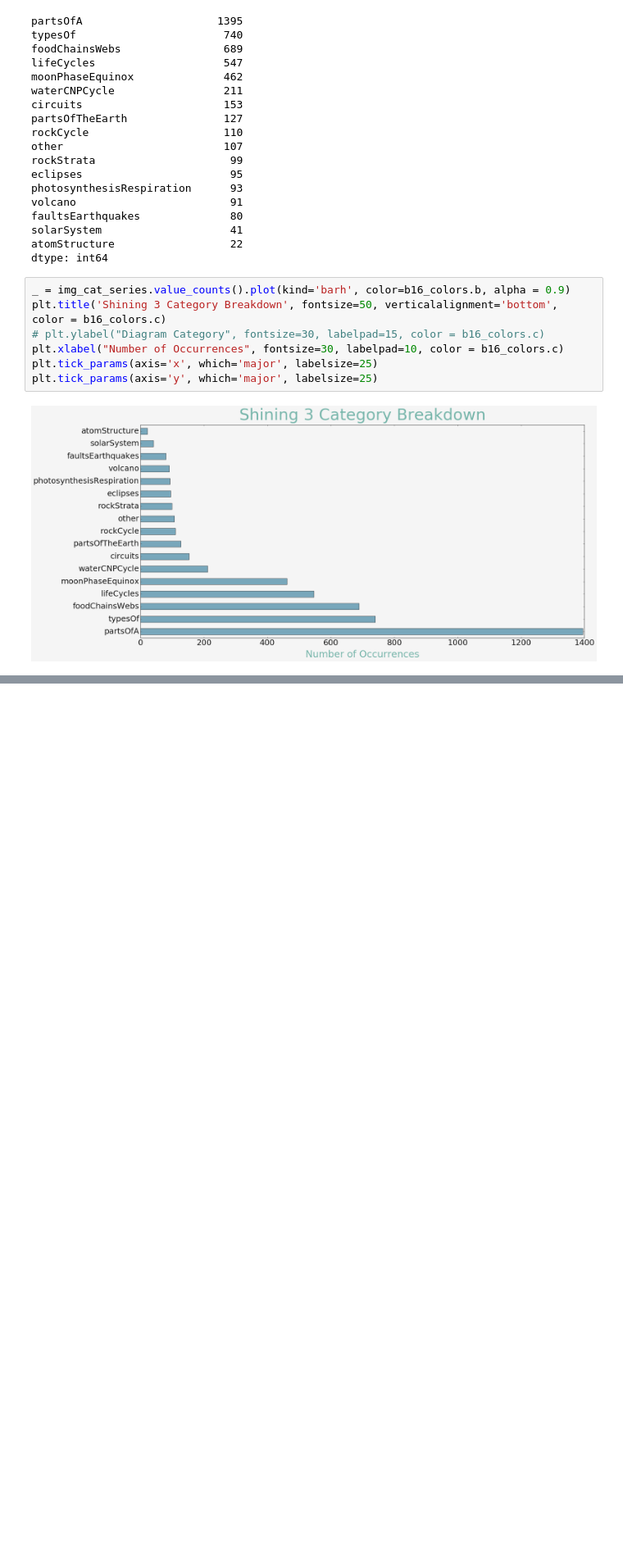
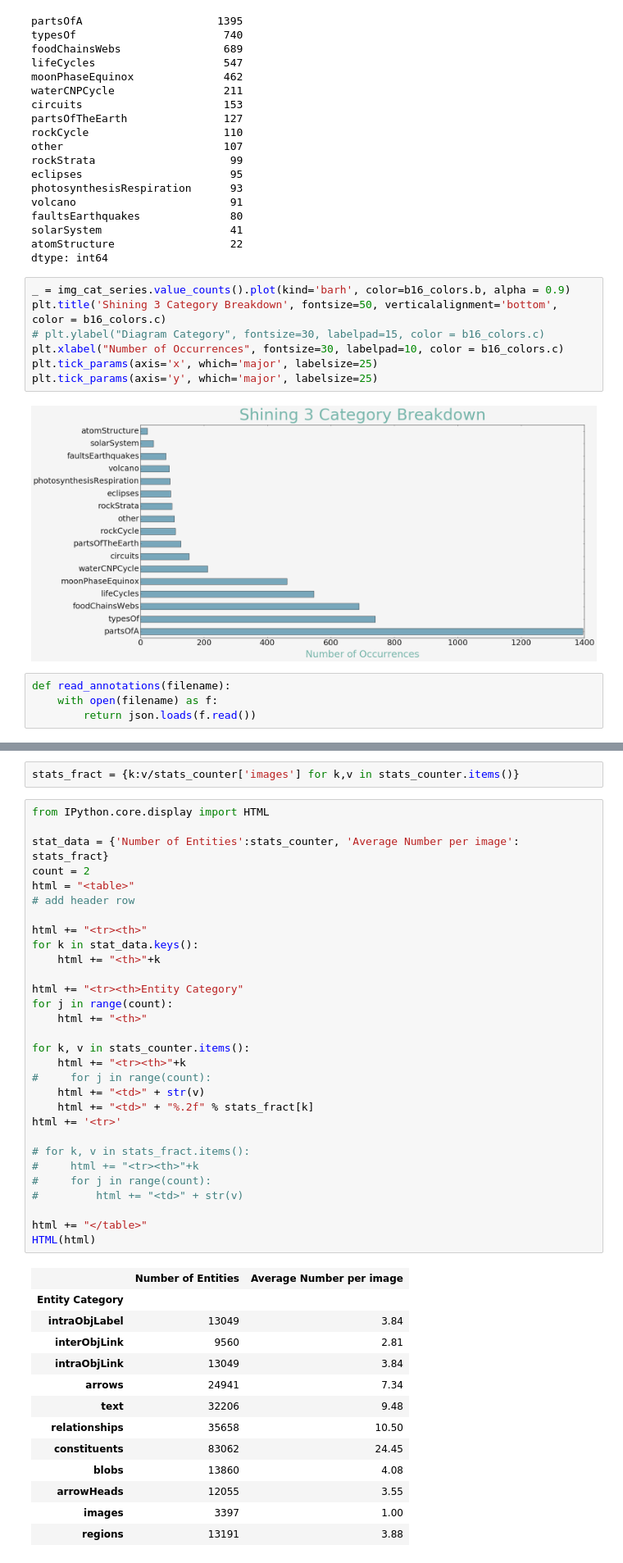
Before and after one commit to drschwenk/notebooks, a Jupyter notebook: shining_stats.ipynb, the cells around one changed output, grey strips where cells are left out. Shown at 82% size. Cells and saved outputs as stored; diff of their text form; blank space fills up the shorter version.

Commit message:
Collecting shining stats

```diff
--- a/shining_stats.ipynb
+++ b/shining_stats.ipynb
@@ -59,3 +53,7 @@ plt.tick_params(axis='x', which='major', labelsize=25)
 plt.tick_params(axis='y', which='major', labelsize=25)
 # %% [output]
 [figure]
+# %%
+def read_annotations(filename):
+    with open(filename) as f:
+        return json.loads(f.read())
@@ -61,0 +99,46 @@ plt.tick_params(axis='y', which='major', labelsize=25)
+# %%
+stats_fract = {k:v/stats_counter['images'] for k,v in stats_counter.items()}
+# %%
+from IPython.core.display import HTML
+
+stat_data = {'Number of Entities':stats_counter, 'Average Number per image': stats_fract}
+count = 2
+html = "<table>"
+# add header row
+
+html += "<tr><th>"
+for k in stat_data.keys():
+    html += "<th>"+k
+
+html += "<tr><th>Entity Category"
+for j in range(count):
+    html += "<th>"
+
+for k, v in stats_counter.items():
+    html += "<tr><th>"+k
+#     for j in range(count):
+    html += "<td>" + str(v)
+    html += "<td>" + "%.2f" % stats_fract[k]
+html += '<tr>'
+
+# for k, v in stats_fract.items():
+#     html += "<tr><th>"+k
+#     for j in range(count):
+#         html += "<td>" + str(v)
+
+html += "</table>"
+HTML(html)
+# %% [output]
+|  | Number of Entities | Average Number per image |
+| Entity Category |  |  |
+| intraObjLabel | 13049 | 3.84 |
+| interObjLink | 9560 | 2.81 |
+| intraObjLink | 13049 | 3.84 |
+| arrows | 24941 | 7.34 |
+| text | 32206 | 9.48 |
+| relationships | 35658 | 10.50 |
+| constituents | 83062 | 24.45 |
+| blobs | 13860 | 4.08 |
+| arrowHeads | 12055 | 3.55 |
+| images | 3397 | 1.00 |
+| regions | 13191 | 3.88 |
```
Also changed, not shown: parts of 5 cells of this notebook, 1 other file.
